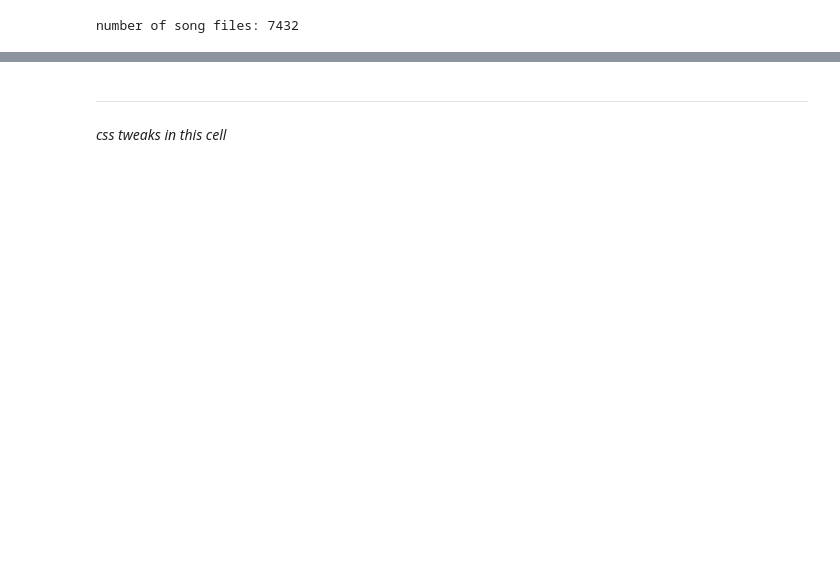
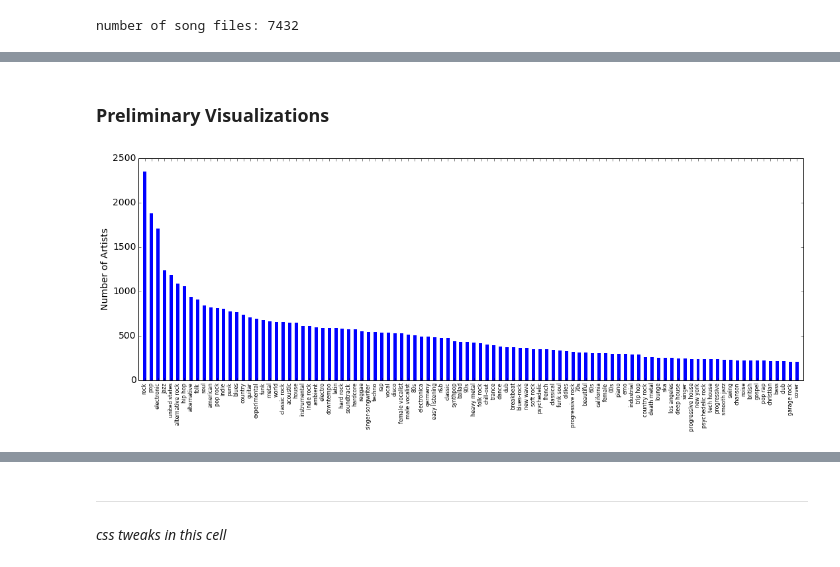
Before and after one commit to AnastasiyaB/Music_Magic, a Jupyter notebook: Music_Magic.ipynb, the cells around one changed output, grey strips where cells are left out. Drawn from its saved outputs; the diff is of its cells as text; code cells hidden in the pictures; blank space fills up the shorter version.

```diff
--- a/Music_Magic.ipynb
+++ b/Music_Magic.ipynb
@@ -342,0 +263,32 @@ gathering year data...
+# %% [markdown]
+### Preliminary Visualizations
+# %%
+# connect to the SQLite database
+conn = sqlite3.connect(os.path.join(msd_subset_addf_path, 'subset_artist_term.db'))
+
+# from that connection, get a cursor to do queries
+c = conn.cursor()
+
+# get terms and their counts
+q = "SELECT DISTINCT term,Count(artist_id) FROM artist_term"
+q += " GROUP BY term"
+res = c.execute(q)
+terms = res.fetchall()
+c.close()
+
+# most common terms (top 100)
+most_common_terms = sorted(terms,key=lambda x:x[1],reverse=True)[:100]
+term_freqs = map(lambda x: x[1], most_common_terms)
+term_names = map(lambda x: x[0], most_common_terms)
+
+# plot
+plt.figure(figsize = (18,6))
+plt.bar(np.arange(len(term_freqs)) * 100, term_freqs, align='center', width=50)
+xlocs = np.arange(len(term_freqs)) * 100
+xticks_locs, xticks_labels = plt.xticks(xlocs, term_names)
+plt.setp(xticks_labels, rotation=90, fontsize=8)
+plt.xlim(min(xlocs) - 100, max(xlocs) + 100)
+plt.ylabel("Number of Artists")
+plt.show()
+# %% [output]
+[figure, added]
```
Also changed, not shown: parts of 31 cells of this notebook.
